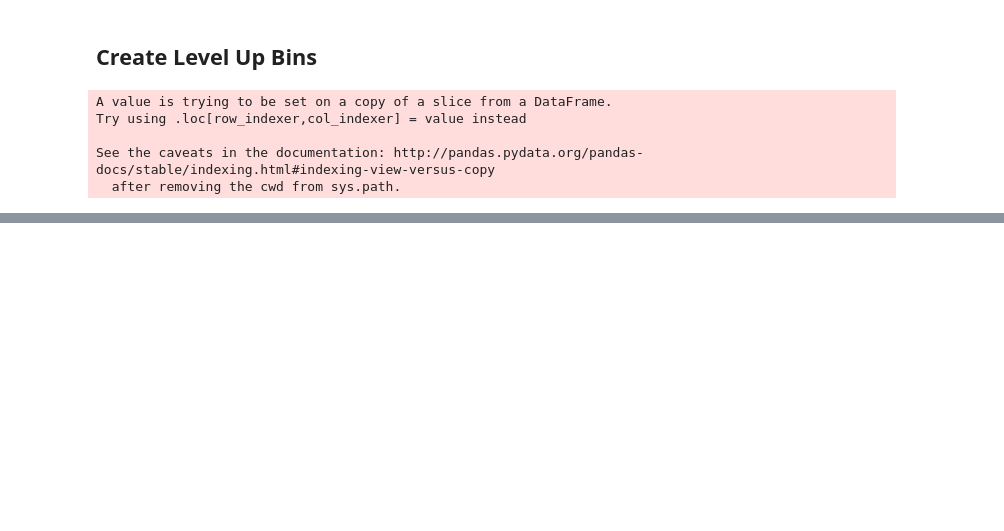
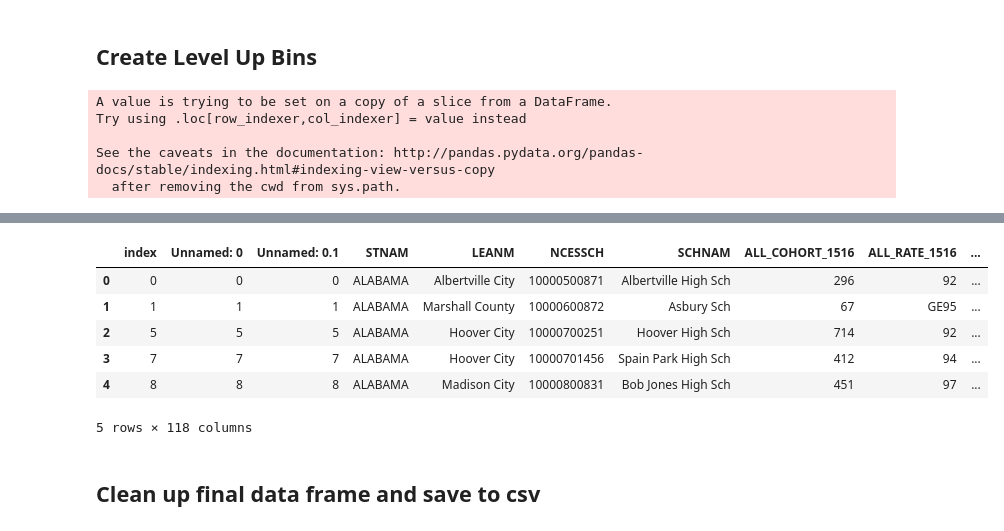
Before and after one commit to hlevymyers/absenteeism_project, a Jupyter notebook: notebooks/Add_numbers_to_csv_for_shiny.ipynb, the cells around one changed output, grey strips where cells are left out. Cells and saved outputs as stored; diff of their text form; code cells hidden in the pictures; blank space fills up the shorter version.

Commit message:
got final numbers in data frame cleaned up and ready for shiny!

```diff
--- a/notebooks/Add_numbers_to_csv_for_shiny.ipynb
+++ b/notebooks/Add_numbers_to_csv_for_shiny.ipynb
@@ -347,0 +148,21 @@ for col in cols:
+# %%
+grad_num['Chronic_Absenteeism_25%'] = round(grad_num['total_enrollment'] * grad_num['chronic_absent_rate_25th'],0)
+grad_num['chronic_absent_rate_75th'] = round(grad_num['total_enrollment'] * grad_num['chronic_absent_rate_75th'],0)
+grad_num['sports_rate_25th'] = round(grad_num['total_enrollment'] * grad_num['sports_rate_25th'],0)
+grad_num['sports_rate_75th'] = round(grad_num['total_enrollment'] * grad_num['sports_rate_75th'],0)
+grad_num['suspensed_day_rate_25th'] = round(grad_num['total_enrollment'] * grad_num['suspensed_day_rate_25th'],0)
+grad_num['suspensed_day_rate_75th'] = round(grad_num['total_enrollment'] * grad_num['suspensed_day_rate_75th'],0)
+grad_num['non_cert_rate_25th'] = round(grad_num['total_enrollment'] * grad_num['non_cert_rate_25th'],0)
+grad_num['non_cert_rate_75th'] = round(grad_num['total_enrollment'] * grad_num['non_cert_rate_75th'],0)
+# %%
+grad_num.head()
+# %% [output]
+|  | index | Unnamed: 0 | Unnamed: 0.1 | STNAM | LEANM | NCESSCH | SCHNAM | ALL_COHORT_1516 | ALL_RATE_1516 | ... |
+| 0 | 0 | 0 | 0 | ALABAMA | Albertville City | 10000500871 | Albertville High Sch | 296 | 92 | ... |
+| 1 | 1 | 1 | 1 | ALABAMA | Marshall County | 10000600872 | Asbury Sch | 67 | GE95 | ... |
+| 2 | 5 | 5 | 5 | ALABAMA | Hoover City | 10000700251 | Hoover High Sch | 714 | 92 | ... |
+| 3 | 7 | 7 | 7 | ALABAMA | Hoover City | 10000701456 | Spain Park High Sch | 412 | 94 | ... |
+| 4 | 8 | 8 | 8 | ALABAMA | Madison City | 10000800831 | Bob Jones High Sch | 451 | 97 | ... |
+5 rows × 118 columns
+# %% [markdown]
+## Clean up final data frame and save to csv
```
Also changed, not shown: parts of 64 cells of this notebook, 1 other file.
